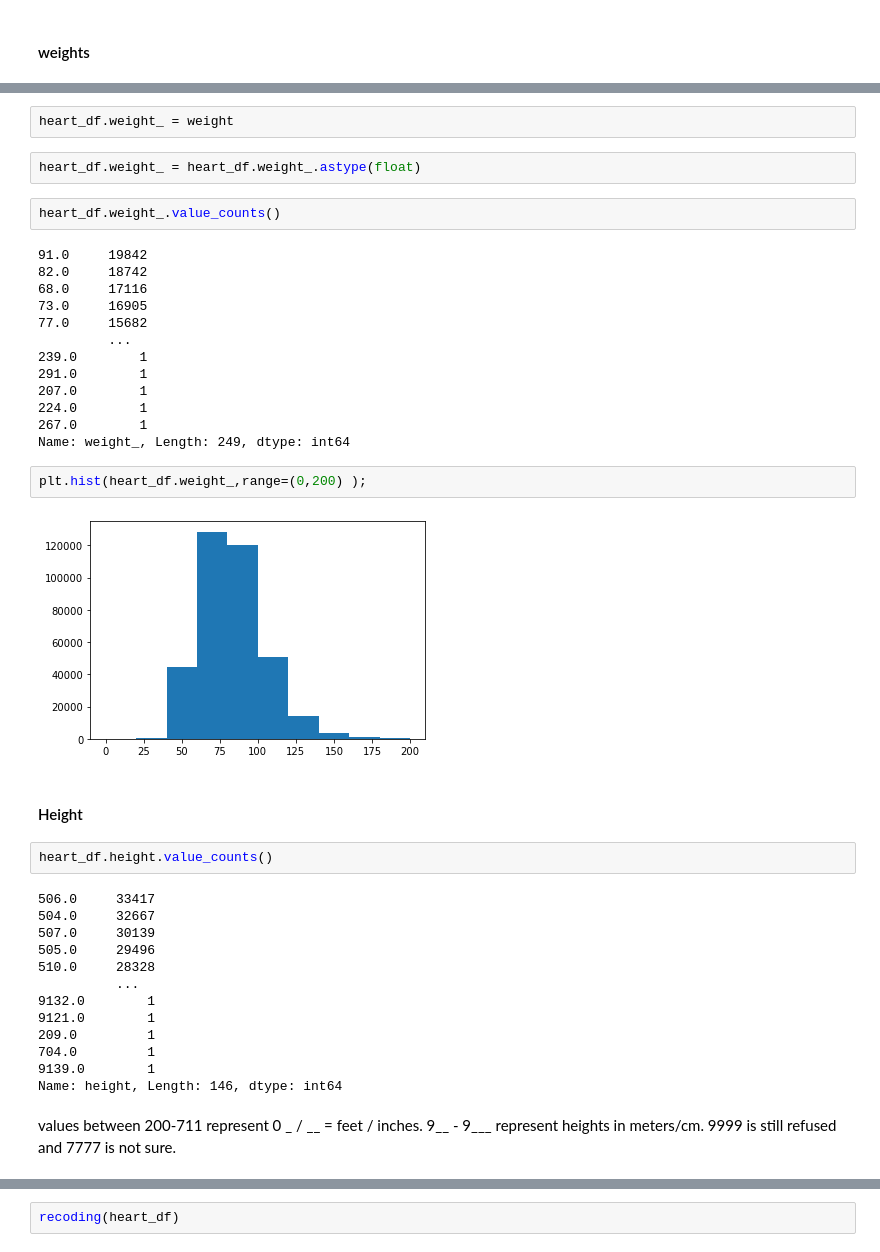
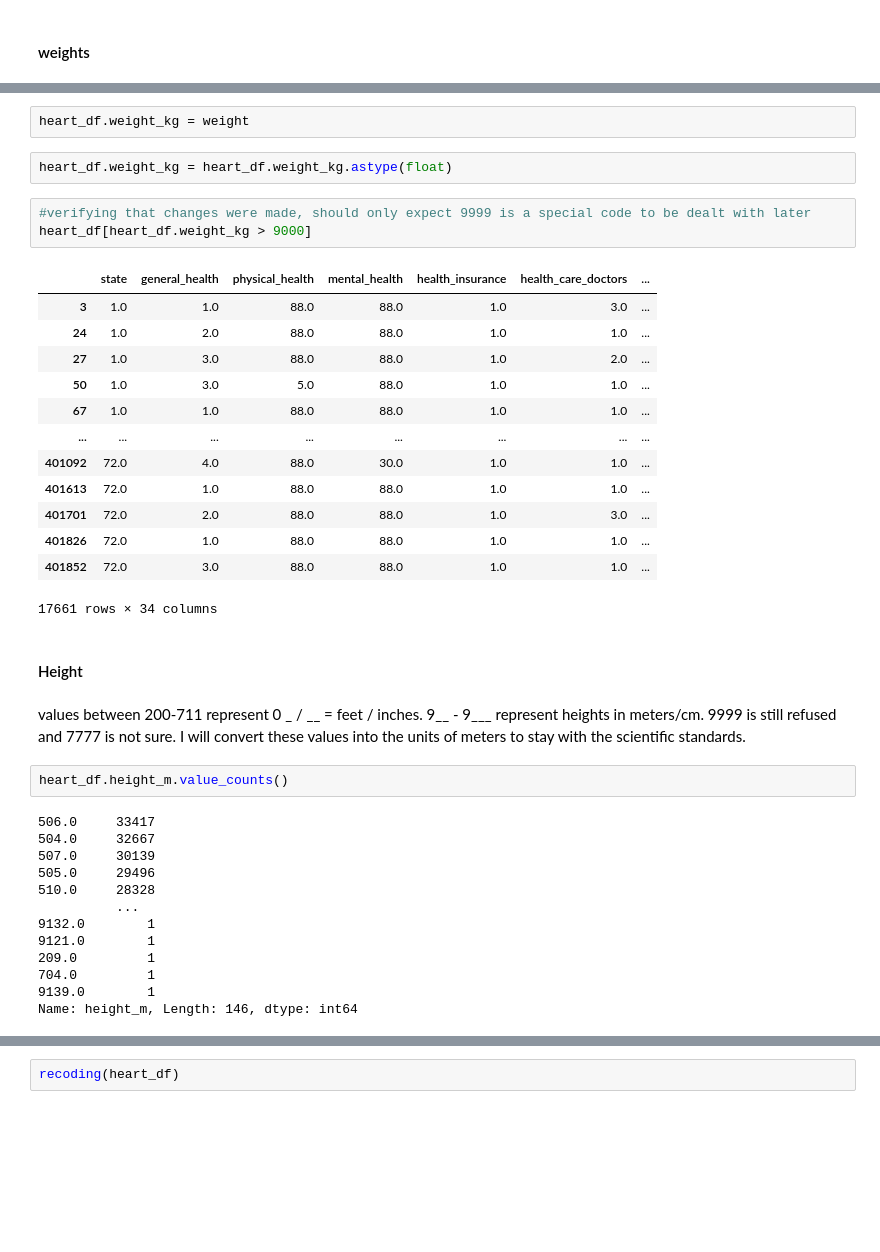
Before and after one commit to xiaohua-su/Heart_Disease, a Jupyter notebook: Heart_disease_eda.ipynb, the cells around one changed output, grey strips where cells are left out. Cells and saved outputs as stored; diff of their text form; blank space fills up the shorter version.

Commit message:
all for loops completed. Nulls need to be dealt with/reasoning

```diff
--- a/Heart_disease_eda.ipynb
+++ b/Heart_disease_eda.ipynb
@@ -623,32 +656,32 @@ weight
  150,
  ...]
 # %%
-heart_df.weight_ = weight
+heart_df.weight_kg = weight
 # %%
-heart_df.weight_ = heart_df.weight_.astype(float)
+heart_df.weight_kg = heart_df.weight_kg.astype(float)
 # %%
-heart_df.weight_.value_counts()
+#verifying that changes were made, should only expect 9999 is a special code to be dealt with later
+heart_df[heart_df.weight_kg > 9000]
 # %% [output]
+|  | state | general_health | physical_health | mental_health | health_insurance | health_care_doctors | ... |
+| 3 | 1.0 | 1.0 | 88.0 | 88.0 | 1.0 | 3.0 | ... |
+| 24 | 1.0 | 2.0 | 88.0 | 88.0 | 1.0 | 1.0 | ... |
+| 27 | 1.0 | 3.0 | 88.0 | 88.0 | 1.0 | 2.0 | ... |
+| 50 | 1.0 | 3.0 | 5.0 | 88.0 | 1.0 | 1.0 | ... |
+| 67 | 1.0 | 1.0 | 88.0 | 88.0 | 1.0 | 1.0 | ... |
+| ... | ... | ... | ... | ... | ... | ... | ... |
+| 401092 | 72.0 | 4.0 | 88.0 | 30.0 | 1.0 | 1.0 | ... |
+| 401613 | 72.0 | 1.0 | 88.0 | 88.0 | 1.0 | 1.0 | ... |
+| 401701 | 72.0 | 2.0 | 88.0 | 88.0 | 1.0 | 3.0 | ... |
+| 401826 | 72.0 | 1.0 | 88.0 | 88.0 | 1.0 | 1.0 | ... |
+| 401852 | 72.0 | 3.0 | 88.0 | 88.0 | 1.0 | 1.0 | ... |
-91.0     19842
-82.0     18742
-68.0     17116
-73.0     16905
-77.0     15682
-         ...
-239.0        1
-291.0        1
-207.0        1
-224.0        1
-267.0        1
-Name: weight_, Length: 249, dtype: int64
+17661 rows × 34 columns
-# %%
-plt.hist(heart_df.weight_,range=(0,200) );
-# %% [output]
-[figure, removed]
 # %% [markdown]
 #### Height
+# %% [markdown]
+values between 200-711 represent 0 _ / __ = feet / inches. 9__ - 9___ represent heights in meters/cm. 9999 is still refused and 7777 is not sure. I will convert these values into the units of meters to stay with the scientific standards.
 # %%
-heart_df.height.value_counts()
+heart_df.height_m.value_counts()
 # %% [output]
 506.0     33417
 504.0     32667
@@ -661,7 +694,5 @@ heart_df.height.value_counts()
 209.0         1
 704.0         1
 9139.0        1
-Name: height, Length: 146, dtype: int64
+Name: height_m, Length: 146, dtype: int64
-# %% [markdown]
-values between 200-711 represent 0 _ / __ = feet / inches. 9__ - 9___ represent heights in meters/cm. 9999 is still refused and 7777 is not sure.
 # %%
```
Also changed, not shown: parts of 66 cells of this notebook.
